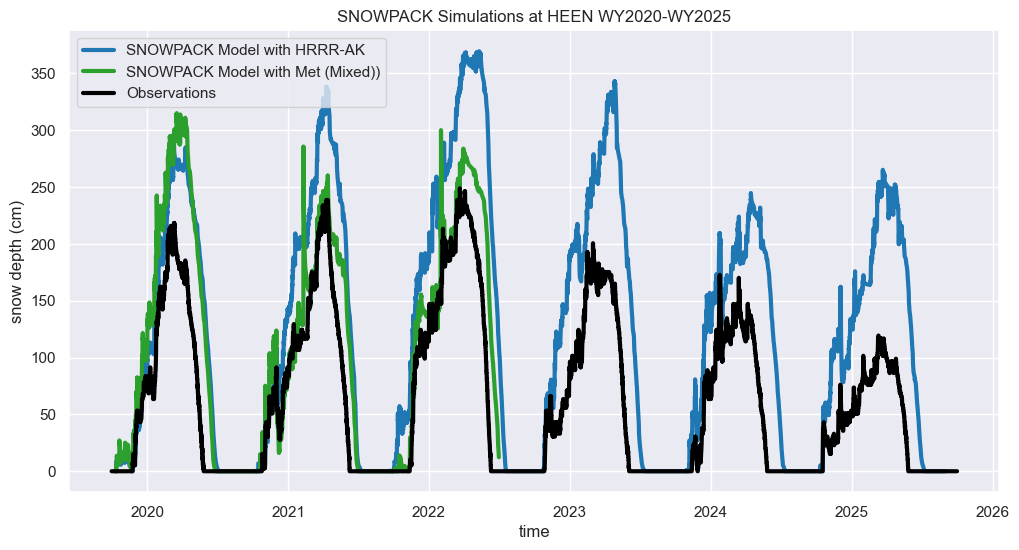
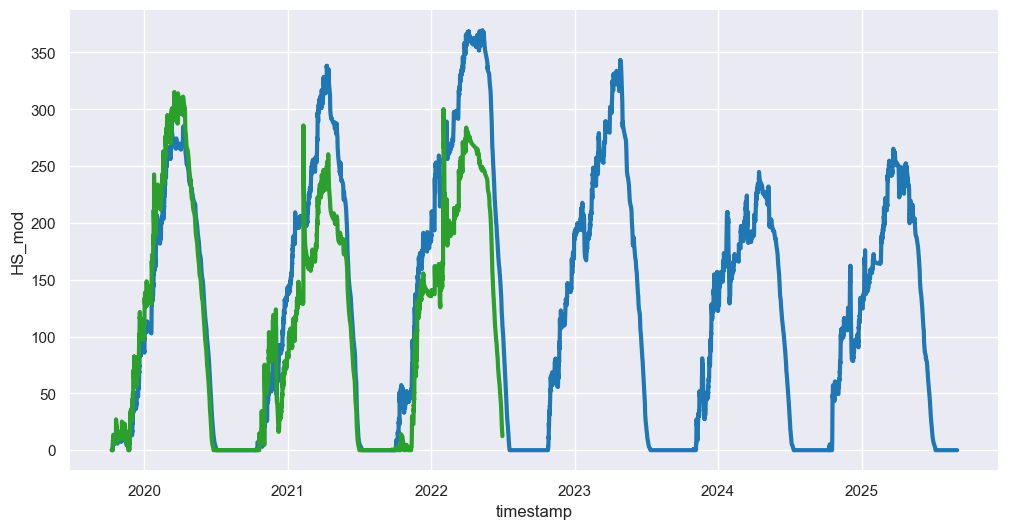
Code edit (unified diff) that turned the first committed figure into the second:
--- before
+++ after
@@ -1,6 +1,6 @@
 ds_snowpack_hrrrak.HS_mod.plot(label = 'SNOWPACK Model with HRRR-AK', linewidth = 3, color='tab:blue')
 ds_snowpack_met_hrrrak.HS_mod.plot(label = 'SNOWPACK Model with Met (Mixed))', linewidth = 3, color='tab:green')
-# ds_snowpack_met_hrrrak_ffill.HS_mod.plot(label = 'SNOWPACK Model with Met (Mixed) + Ffill', linewidth = 3, color='tab:red')
-# ds_snowpack_met_hrrrak_scale.HS_mod.plot(label = 'SNOWPACK Model with Met (Mixed) + Ffill', linewidth = 3, color='tab:orange')
+ds_snowpack_met_hrrrak_ffill.HS_mod.plot(label = 'SNOWPACK Model with Met (Mixed) + Ffill', linewidth = 3, color='tab:red')
+ds_snowpack_met_hrrrak_scale.HS_mod.plot(label = 'SNOWPACK Model with Met (Mixed) + Ffill', linewidth = 3, color='tab:orange')
 # 
 

Commit: fixed forcing script with tram, expanded ppsa, need to do heen too